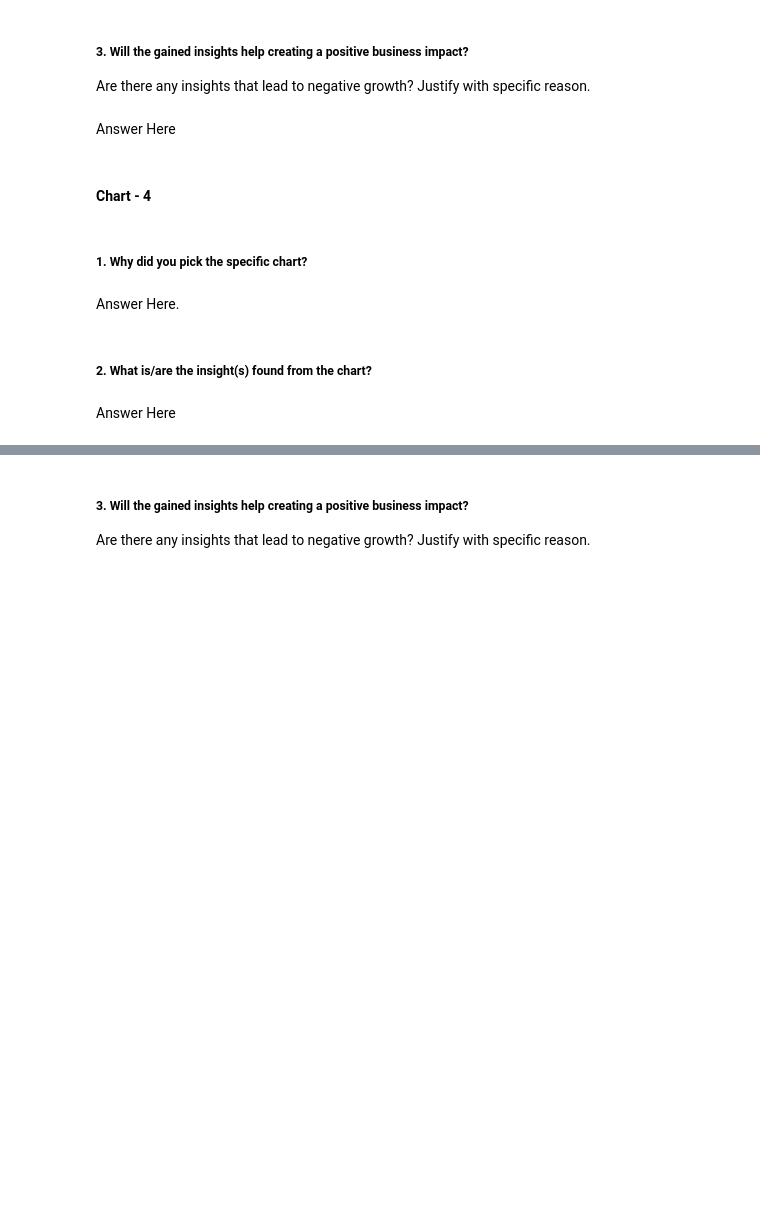
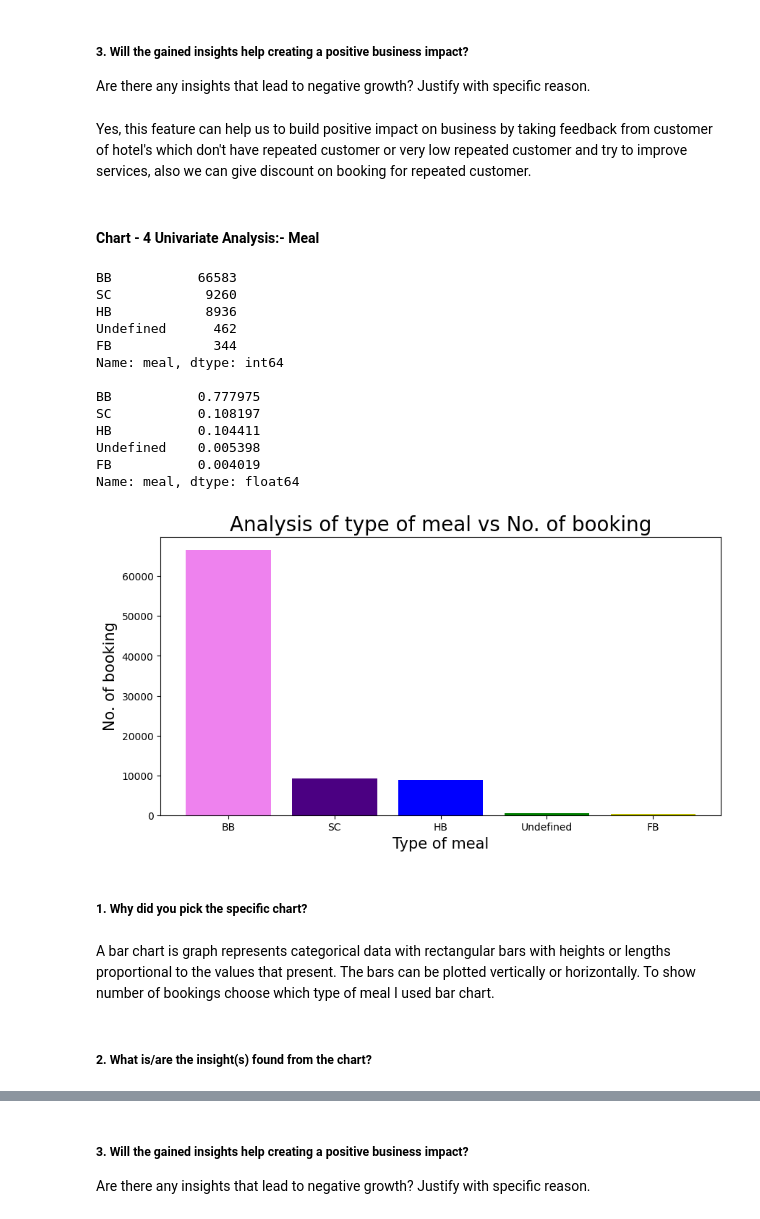
Before and after one commit to priyarane879/Hotel-Booking-Analysis, a Jupyter notebook: Priya_Naik_Hotel_Booking_Analysis_EDA_project.ipynb, the cells around one changed output, grey strips where cells are left out. Drawn from its saved outputs; the diff is of its cells as text; code cells hidden in the pictures; blank space fills up the shorter version.

```diff
--- a/Priya_Naik_Hotel_Booking_Analysis_EDA_project.ipynb
+++ b/Priya_Naik_Hotel_Booking_Analysis_EDA_project.ipynb
@@ -584,7 +649,7 @@ Answer Here
 # %% [markdown]
 ##### 3. Will the gained insights help creating a positive business impact?
 Are there any insights that lead to negative growth? Justify with specific reason.
-# %% [markdown]
-Answer Here
+# %% [markdown]
+Yes, this feature can help us to build positive impact on business by taking feedback from customer of hotel's which don't have  repeated customer or very low repeated customer and try to improve services, also we can give discount on booking for repeated customer.
 # %% [markdown]
-#### Chart - 4
+#### Chart - 4 Univariate Analysis:- Meal
@@ -593,8 +656,41 @@ Answer Here
+# %%
+# Chart - 4 visualization code
+# Dependant Column Value Counts
+print(dataset_hotel['meal'].value_counts())#This will gives us no. of occurance of each unique value from meal column
+print(" ")
+
+print(dataset_hotel['meal'].value_counts(normalize=True))# normalize will gives percentage of each unique value from column
+
+count=dict(dataset_hotel['meal'].value_counts())# taking unigue value as key and it's frequency as value into dictionary
+
+xaxis = np.arange(len(count)) # taking xaxis value from 0 to length of unique key - 1
+plt.figure(figsize=(10,5)) # here we kept width as variable as no. of unique values in column is variable
+p1 = plt.bar(xaxis, list(count.values()),color=['violet','indigo','b','g','y','orange','r'])
+
+plt.ylabel("No. of booking",fontsize = 15)# ylabel for bar chart
+plt.xlabel("Type of meal",fontsize = 15)# xlabel for bar chart
+plt.title("Analysis of type of meal vs No. of booking",fontsize = 20)# title for bar chart
+
+plt.xticks(xaxis, list(count.keys()),rotation=0)# to set tick location and labels of x axis
+plt.show()
+# %% [output]
+BB           66583
+SC            9260
+HB            8936
+Undefined      462
+FB             344
+Name: meal, dtype: int64
+
+BB           0.777975
+SC           0.108197
+HB           0.104411
+Undefined    0.005398
+FB           0.004019
+Name: meal, dtype: float64
+[figure, added]
 # %% [markdown]
 ##### 1. Why did you pick the specific chart?
-# %% [markdown]
-Answer Here.
+# %% [markdown]
+A bar chart is graph represents categorical data with rectangular bars with heights or lengths proportional to the values that present. The bars can be plotted vertically or horizontally. To show number of bookings choose which type of meal I used bar chart.
 # %% [markdown]
 ##### 2. What is/are the insight(s) found from the chart?
-# %% [markdown]
-Answer Here
```
Also changed, not shown: parts of 156 cells of this notebook.
